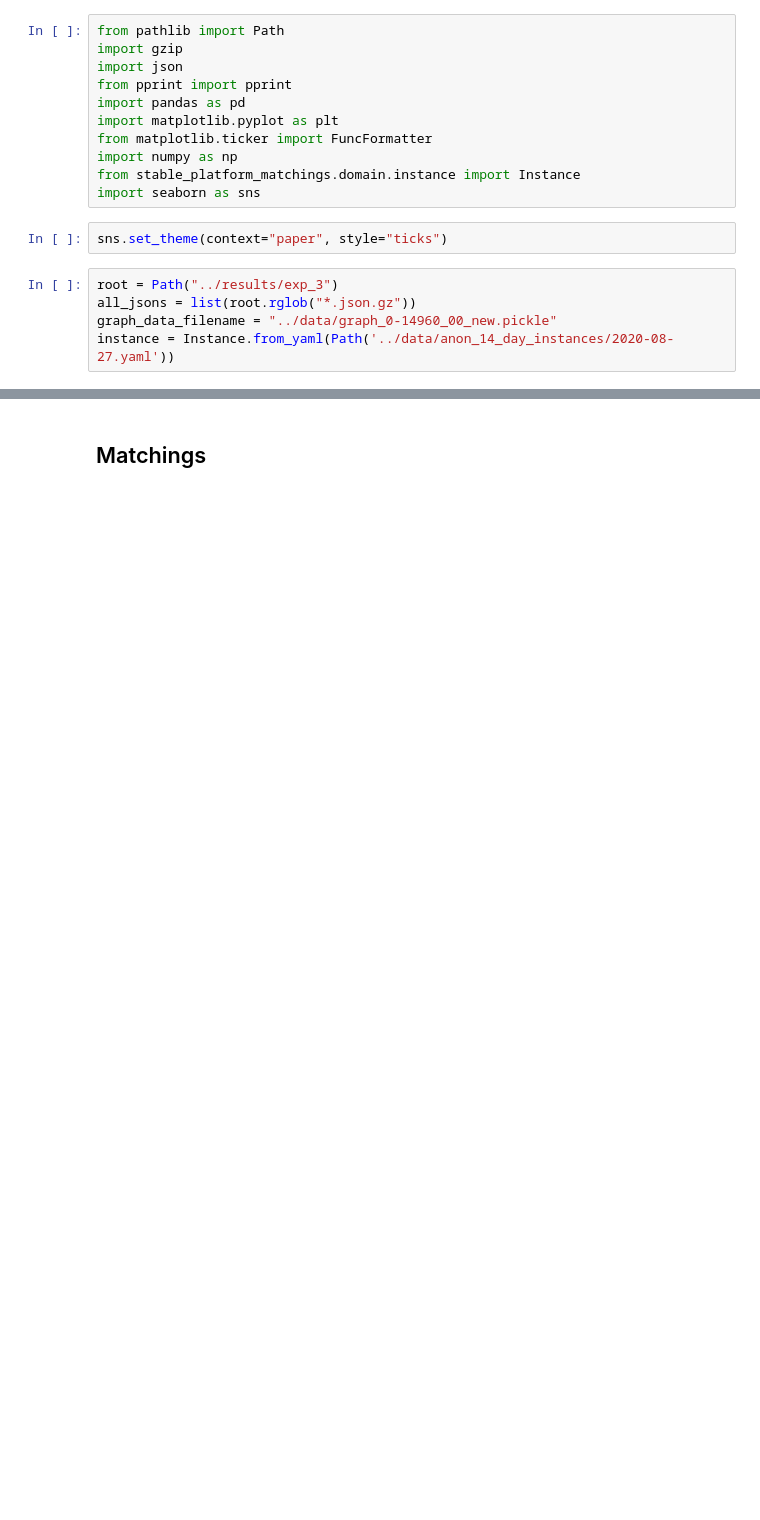
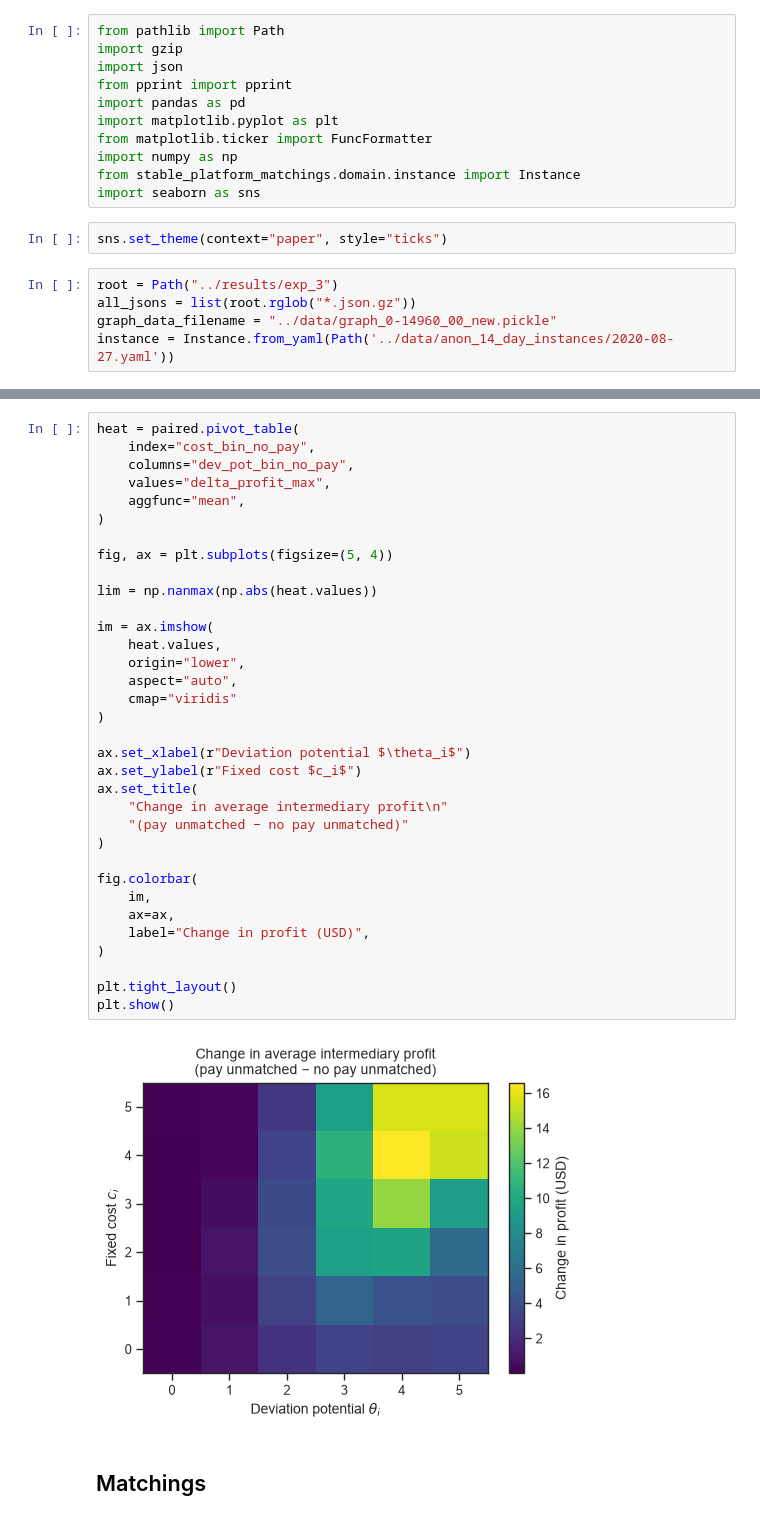
Before and after one commit to nachatjatu/StablePlatformMatching, a Jupyter notebook: notebooks/exp_3_results.ipynb, the cells around one changed output, grey strips where cells are left out. Cells and saved outputs as stored; diff of their text form; blank space fills up the shorter version.

```diff
--- a/notebooks/exp_3_results.ipynb
+++ b/notebooks/exp_3_results.ipynb
@@ -19,2 +703,38 @@ instance = Instance.from_yaml(Path('../data/anon_14_day_instances/2020-08-27.yam
+# %%
+heat = paired.pivot_table(
+    index="cost_bin_no_pay",
+    columns="dev_pot_bin_no_pay",
+    values="delta_profit_max",
+    aggfunc="mean",
+)
+
+fig, ax = plt.subplots(figsize=(5, 4))
+
+lim = np.nanmax(np.abs(heat.values))
+
+im = ax.imshow(
+    heat.values,
+    origin="lower",
+    aspect="auto",
+    cmap="viridis"
+)
+
+ax.set_xlabel(r"Deviation potential $\theta_i$")
+ax.set_ylabel(r"Fixed cost $c_i$")
+ax.set_title(
+    "Change in average intermediary profit\n"
+    "(pay unmatched − no pay unmatched)"
+)
+
+fig.colorbar(
+    im,
+    ax=ax,
+    label="Change in profit (USD)",
+)
+
+plt.tight_layout()
+plt.show()
+# %% [output]
+[figure, added]
 # %% [markdown]
 ## Matchings
```
Also changed, not shown: parts of 26 cells of this notebook, 32 other files.
